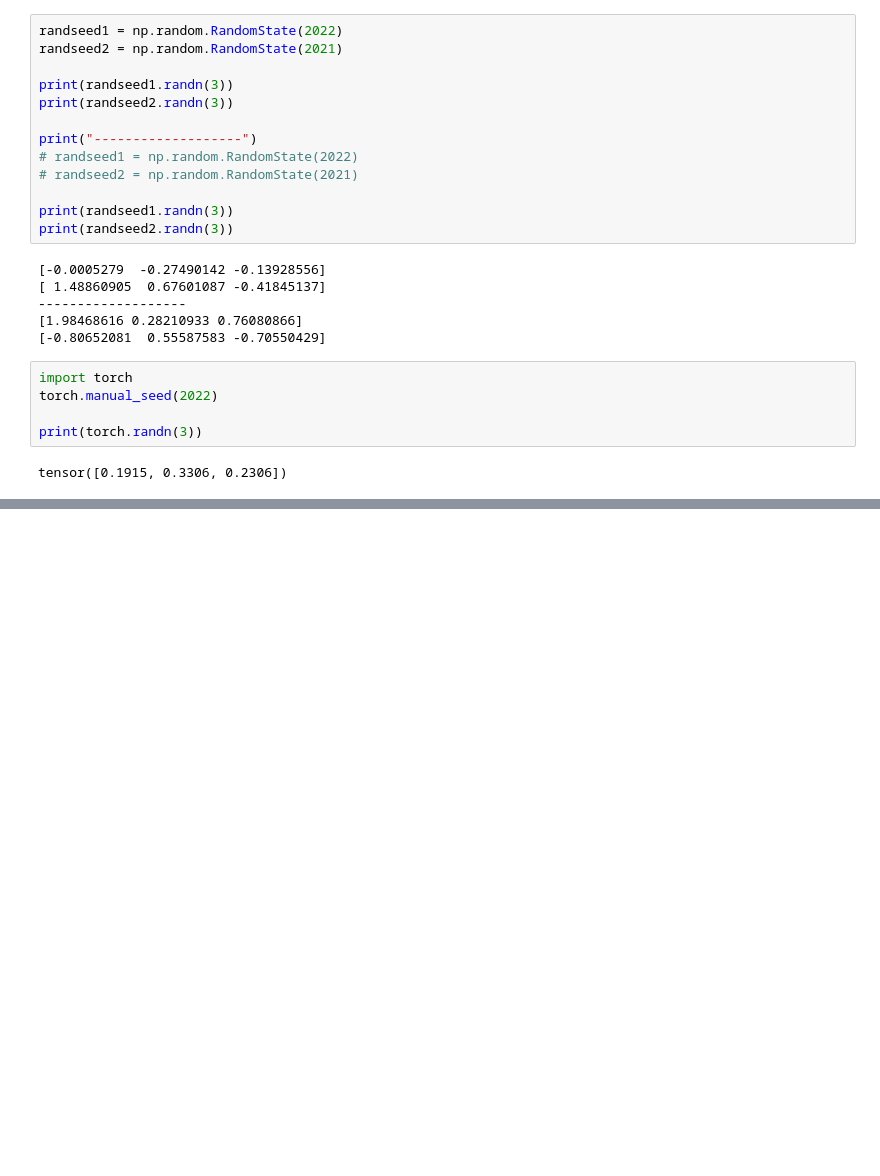
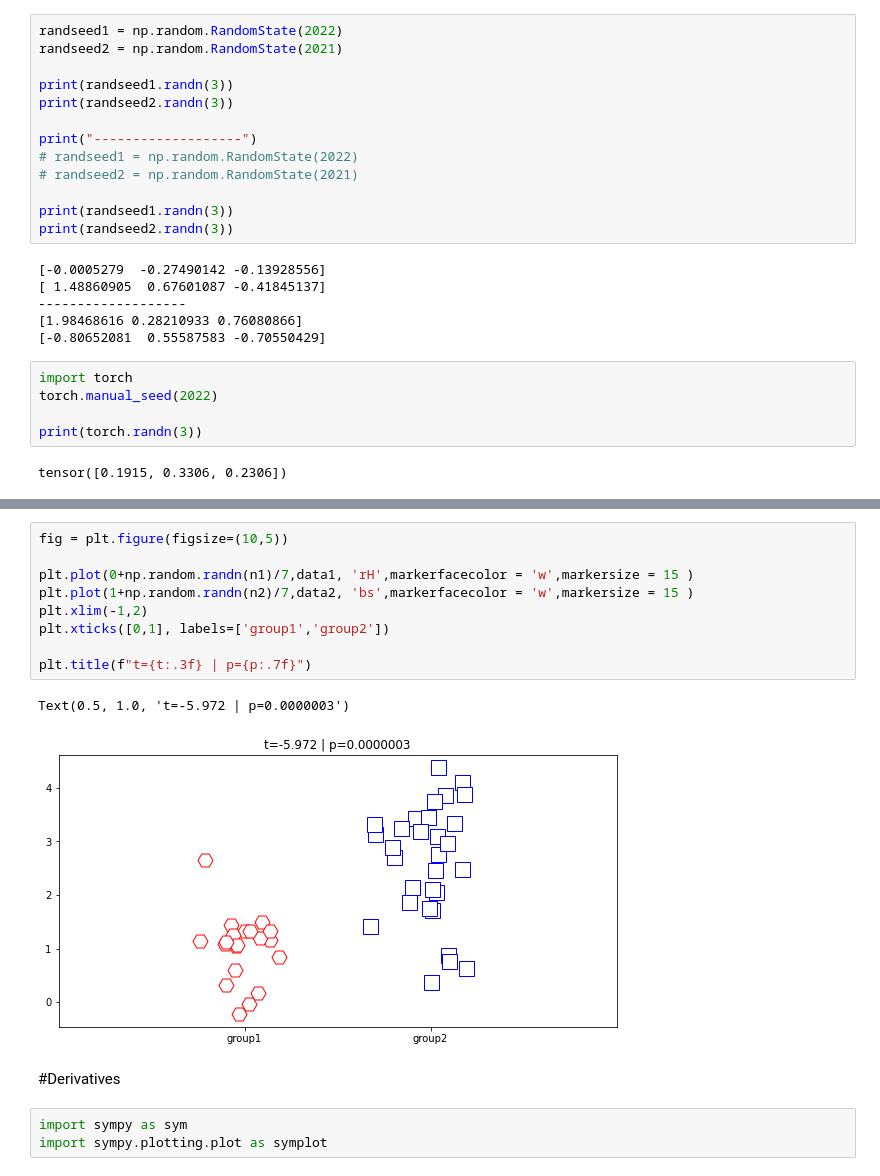
Before and after one commit to Haggin59/NNN, a Jupyter notebook: math,numpy,pytorch.ipynb, the cells around one changed output, grey strips where cells are left out. Saved outputs shown, nothing was run; the diff lists cells and outputs as text; blank space fills up the shorter version.

```diff
--- a/math,numpy,pytorch.ipynb
+++ b/math,numpy,pytorch.ipynb
@@ -379,0 +412,17 @@ tensor([0.1915, 0.3306, 0.2306])
+# %%
+fig = plt.figure(figsize=(10,5))
+
+plt.plot(0+np.random.randn(n1)/7,data1, 'rH',markerfacecolor = 'w',markersize = 15 )
+plt.plot(1+np.random.randn(n2)/7,data2, 'bs',markerfacecolor = 'w',markersize = 15 )
+plt.xlim(-1,2)
+plt.xticks([0,1], labels=['group1','group2'])
+
+plt.title(f"t={t:.3f} | p={p:.7f}")
+# %% [output]
+Text(0.5, 1.0, 't=-5.972 | p=0.0000003')
+[figure, added]
+# %% [markdown]
+#Derivatives
+# %%
+import sympy as sym
+import sympy.plotting.plot as symplot
```
Also changed, not shown: parts of 10 cells of this notebook.
